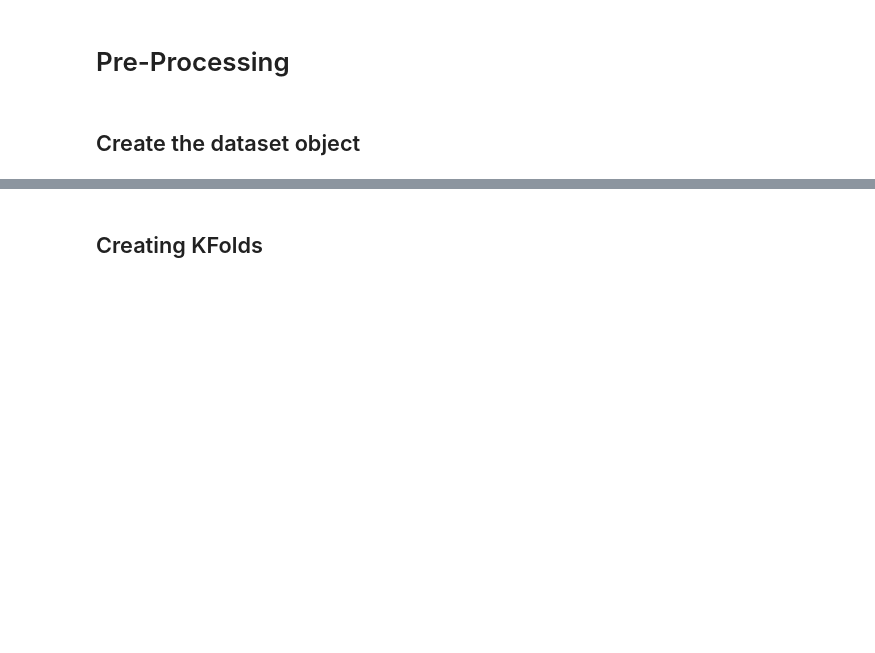
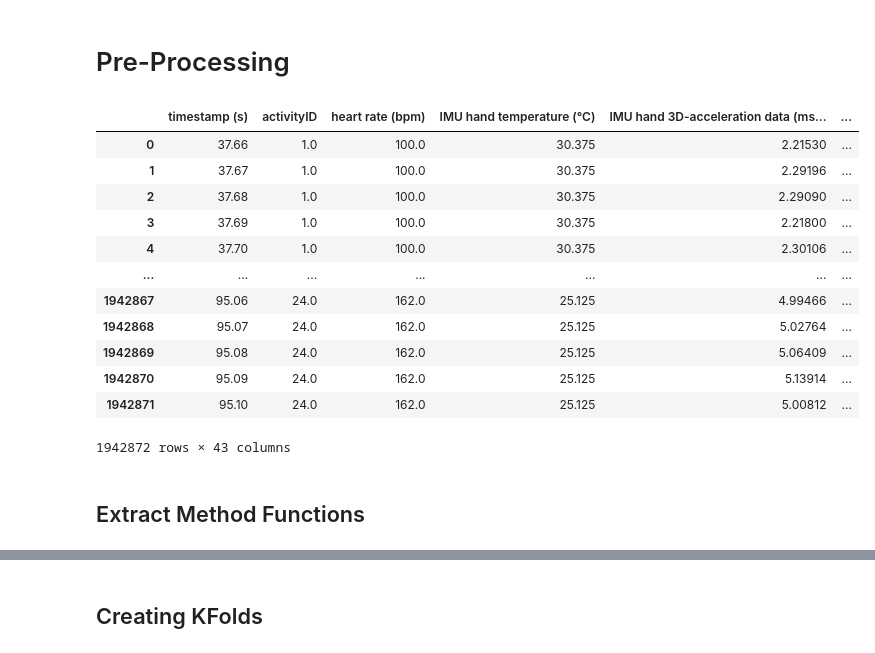
Before and after one commit to ChaiShalev18/Activity-Recognition-using-LSTM, a Jupyter notebook: DL_Assignment2.ipynb, the cells around one changed output, grey strips where cells are left out. Cells and saved outputs as stored; diff of their text form; code cells hidden in the pictures; blank space fills up the shorter version.

```diff
--- a/DL_Assignment2.ipynb
+++ b/DL_Assignment2.ipynb
@@ -332,9 +328,34 @@ plot_range_by_activity("subject101", protocol_dataframes["subject101"], 2, ["IMU
 # %% [markdown]
 # Pre-Processing
 # %%
-df = pd.concat(protocol_dataframes.values(), ignore_index= True)
+# df = pd.concat(protocol_dataframes.values(), ignore_index= True)
-# %% [markdown]
-## Create the dataset object
+# %%
+def add_subject_column(subjects_dataframes):
+    for sub, df in subjects_dataframes.items():
+        df['subject'] = sub
+    return subjects_dataframes
+def union_dfs(subjects_dataframes):
+    add_subject_column(subjects_dataframes)
+    #union the dataframes
+    return pd.concat(list(subjects_dataframes.values()), ignore_index= True)
+df = union_dfs(protocol_dataframes)
+df
+# %% [output]
+|  | timestamp (s) | activityID | heart rate (bpm) | IMU hand temperature (°C) | IMU hand 3D-acceleration data (ms... | ... |
+| 0 | 37.66 | 1.0 | 100.0 | 30.375 | 2.21530 | ... |
+| 1 | 37.67 | 1.0 | 100.0 | 30.375 | 2.29196 | ... |
+| 2 | 37.68 | 1.0 | 100.0 | 30.375 | 2.29090 | ... |
+| 3 | 37.69 | 1.0 | 100.0 | 30.375 | 2.21800 | ... |
+| 4 | 37.70 | 1.0 | 100.0 | 30.375 | 2.30106 | ... |
+| ... | ... | ... | ... | ... | ... | ... |
+| 1942867 | 95.06 | 24.0 | 162.0 | 25.125 | 4.99466 | ... |
+| 1942868 | 95.07 | 24.0 | 162.0 | 25.125 | 5.02764 | ... |
+| 1942869 | 95.08 | 24.0 | 162.0 | 25.125 | 5.06409 | ... |
+| 1942870 | 95.09 | 24.0 | 162.0 | 25.125 | 5.13914 | ... |
+| 1942871 | 95.10 | 24.0 | 162.0 | 25.125 | 5.00812 | ... |
+1942872 rows × 43 columns
+# %% [markdown]
+## Extract Method Functions
 # %%
 def get_slope_values(field, df):
     values = df[field].tolist()
```
Also changed, not shown: parts of 26 cells of this notebook.
